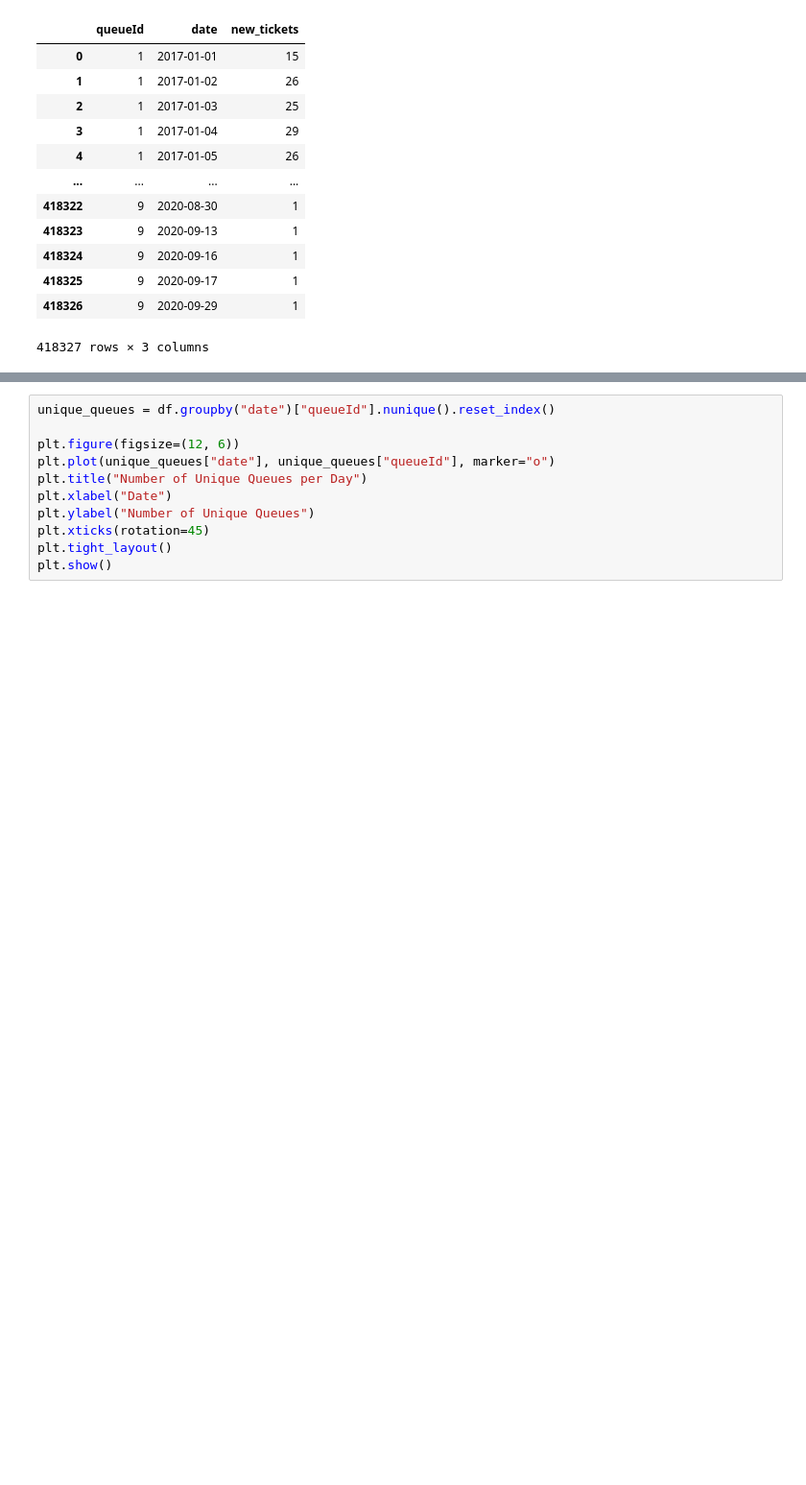
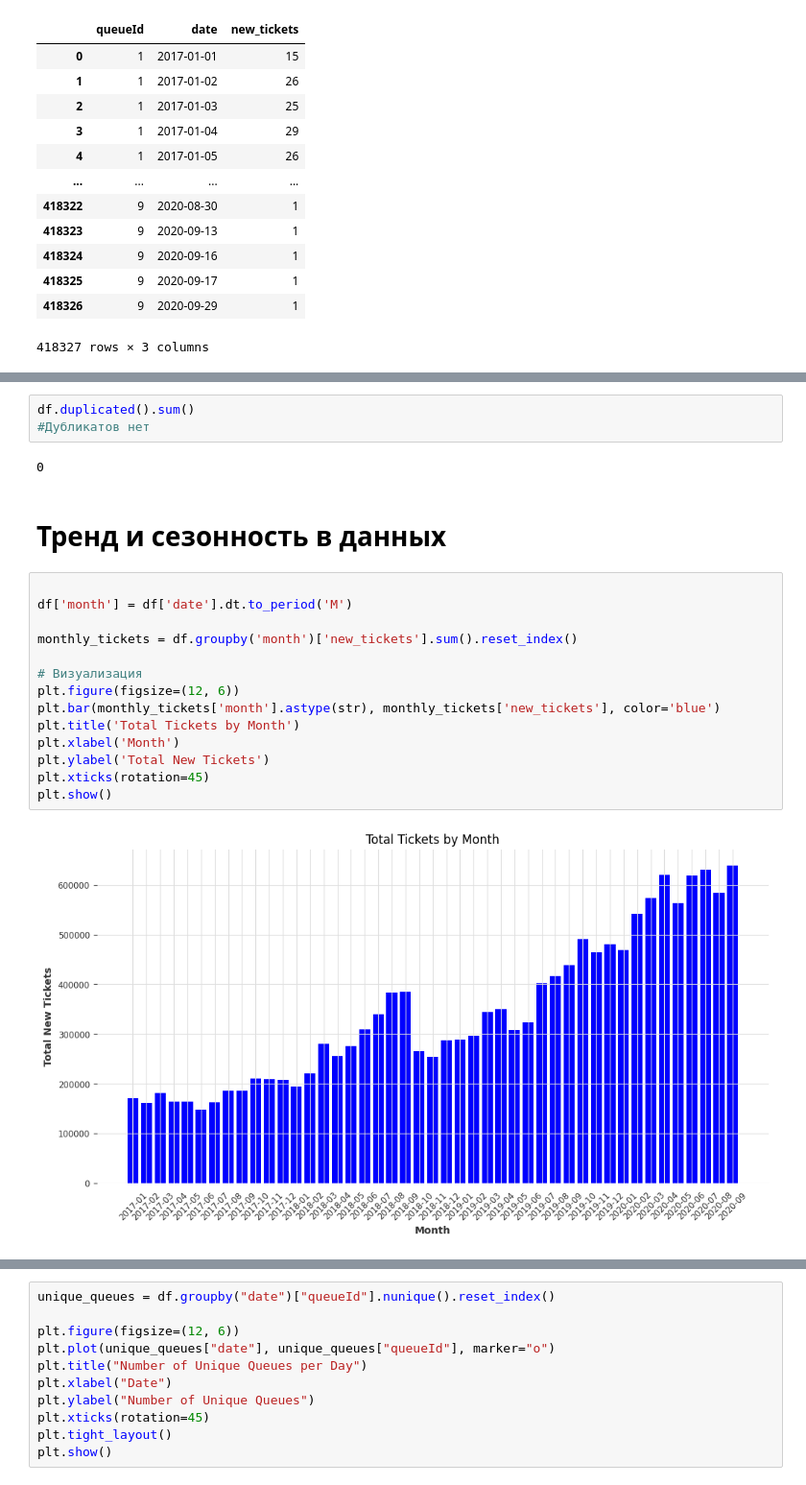
Before and after one commit to TaskGuru-AI/tasks_support_system_ai, a Jupyter notebook: notebooks/TS/EDA.ipynb, the cells around one changed output, grey strips where cells are left out. Shown at 96% size. Saved outputs shown, nothing was run; the diff lists cells and outputs as text; blank space fills up the shorter version.

```diff
--- a/notebooks/TS/EDA.ipynb
+++ b/notebooks/TS/EDA.ipynb
@@ -59,0 +110,23 @@ df_grouped
+# %%
+df.duplicated().sum()
+#Дубликатов нет
+# %% [output]
+0
+# %% [markdown]
+# Тренд и сезонность в данных
+# %%
+
+df['month'] = df['date'].dt.to_period('M')
+
+monthly_tickets = df.groupby('month')['new_tickets'].sum().reset_index()
+
+# Визуализация
+plt.figure(figsize=(12, 6))
+plt.bar(monthly_tickets['month'].astype(str), monthly_tickets['new_tickets'], color='blue')
+plt.title('Total Tickets by Month')
+plt.xlabel('Month')
+plt.ylabel('Total New Tickets')
+plt.xticks(rotation=45)
+plt.show()
+# %% [output]
+[figure, added]
```
Also changed, not shown: parts of 46 cells of this notebook.
